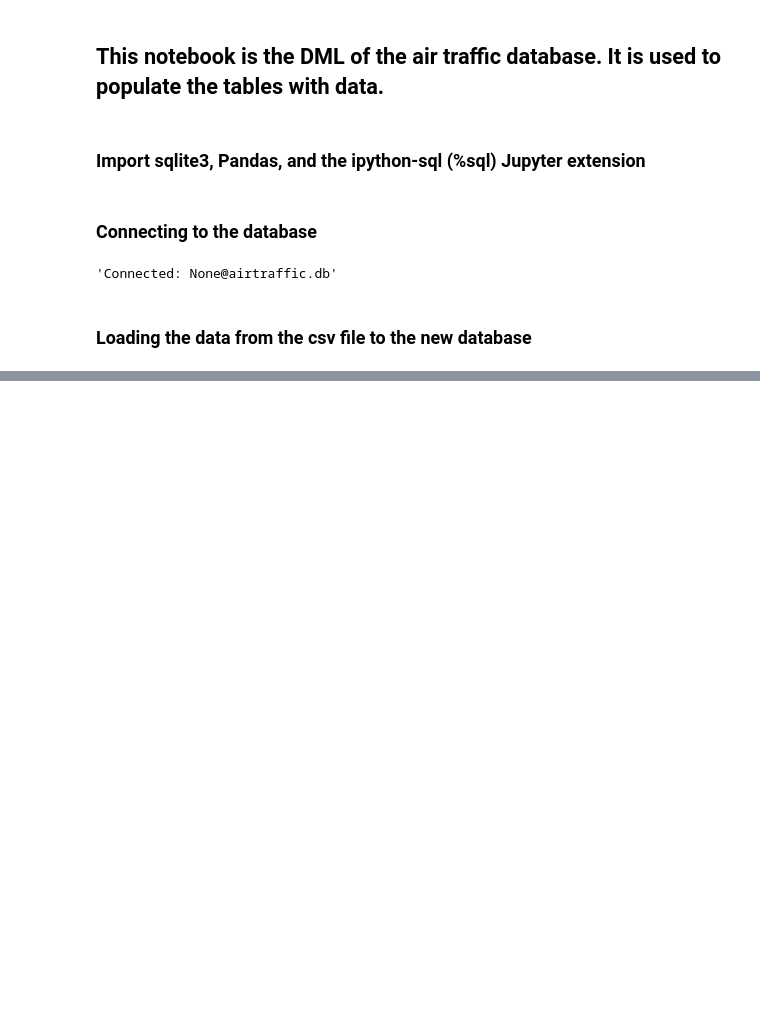
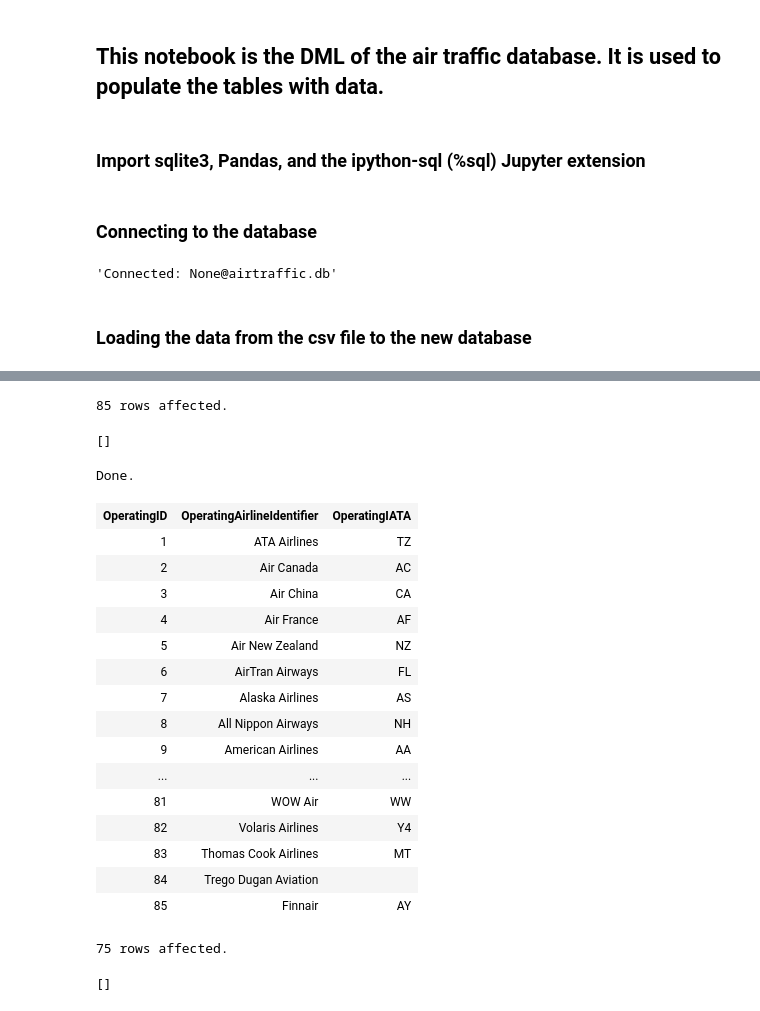
Before and after one commit to fairfield-university-is510-fall2017/final-project-sky-team, a Jupyter notebook: DML.ipynb, the cells around one changed output, grey strips where cells are left out. Saved outputs shown, nothing was run; the diff lists cells and outputs as text; code cells hidden in the pictures; blank space fills up the shorter version.

Commit message:
almost done with DML, need to do 7 joins

```diff
--- a/DML.ipynb
+++ b/DML.ipynb
@@ -35,0 +68,38 @@ select * from BRIGEDIMENSION;
+# %%
+%%sql None@airtraffic.db
+Insert into OPERATINGAIRDIMENSION (OperatingAirlineIdentifier,OperatingIATA )
+Select distinct OperatingAirline, OperatingAirlineIATACode
+from flightdata;
+# %% [output]
+85 rows affected.
+[]
+# %%
+%%sql
+select *
+from OPERATINGAIRDIMENSION;
+# %% [output]
+Done.
+| OperatingID | OperatingAirlineIdentifier | OperatingIATA |
+| 1 | ATA Airlines | TZ |
+| 2 | Air Canada | AC |
+| 3 | Air China | CA |
+| 4 | Air France | AF |
+| 5 | Air New Zealand | NZ |
+| 6 | AirTran Airways | FL |
+| 7 | Alaska Airlines | AS |
+| 8 | All Nippon Airways | NH |
+| 9 | American Airlines | AA |
+| ... | ... | ... |
+| 81 | WOW Air | WW |
+| 82 | Volaris Airlines | Y4 |
+| 83 | Thomas Cook Airlines | MT |
+| 84 | Trego Dugan Aviation |  |
+| 85 | Finnair | AY |
+# %%
+%%sql None@airtraffic.db
+Insert into PUBLISHEDAIRDIMENSION (PublishedAirline, PublishedIATA )
+Select distinct PublishedAirline, PublishedAirlineIATACode
+from flightdata;
+# %% [output]
+75 rows affected.
+[]
```
Also changed, not shown: parts of 15 cells of this notebook, 1 other file.
